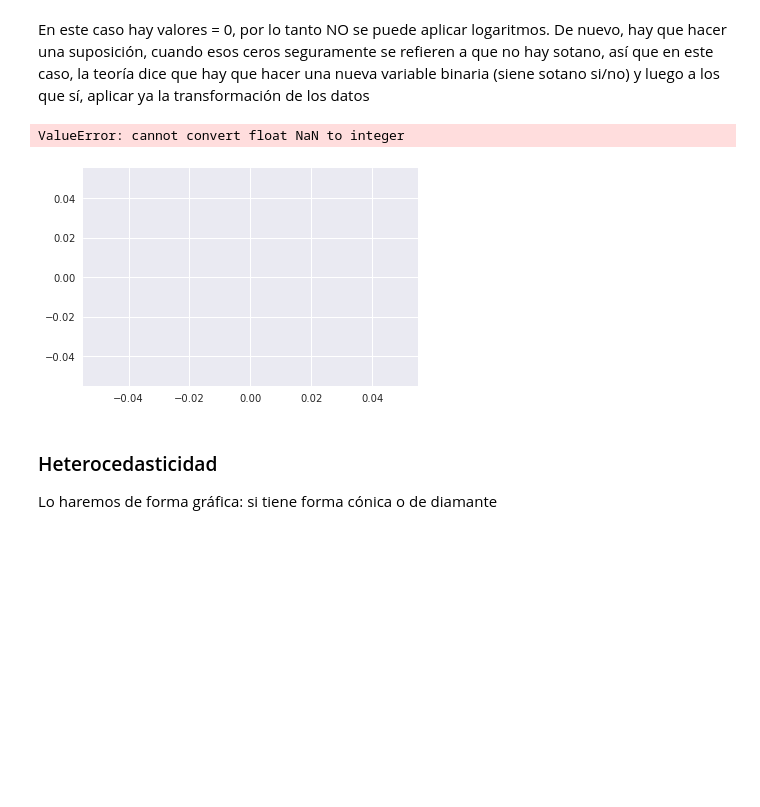
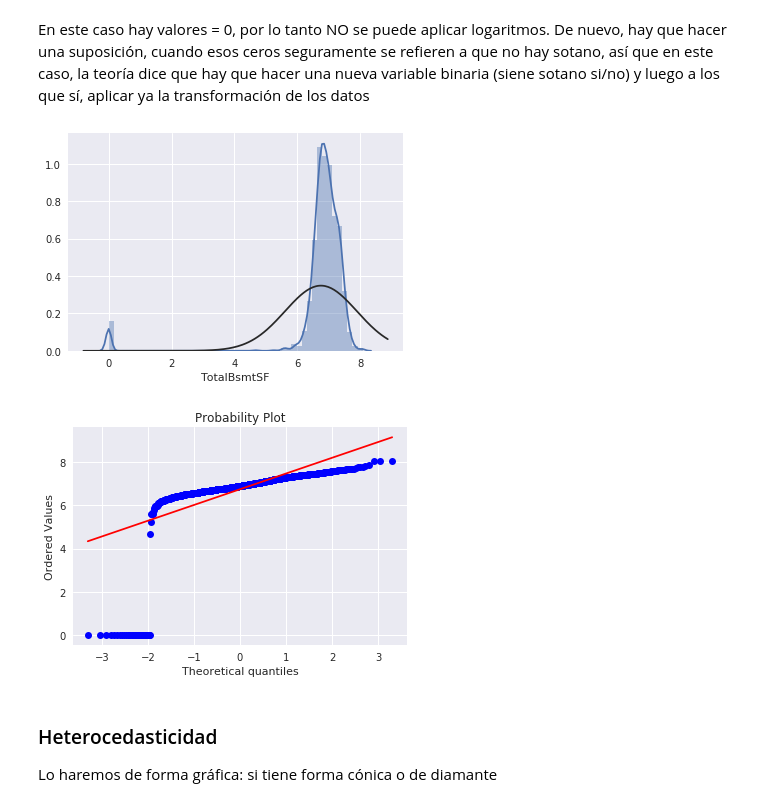
Before and after one commit to mmartglez/python_machine_learning, a Jupyter notebook: 0. Analisis Exploratorio de datos.ipynb, the cells around one changed output. Cells and saved outputs as stored; diff of their text form; code cells hidden in the pictures; blank space fills up the shorter version.

```diff
--- a/0. Analisis Exploratorio de datos.ipynb
+++ b/0. Analisis Exploratorio de datos.ipynb
@@ -358,20 +395,20 @@ En este caso hay valores = 0, por lo tanto NO se puede aplicar logaritmos. De nu
 # %%
 df_train_log['ConBasement'] = 1
 df_train_log['ConBasement'][df_train_log['TotalBsmtSF'] ==0] = int (0)
 
 # Y ahora quitamos los 0 de TotalBsmtSF y hacemos el logaritmo
 df_train_log2 = pd.DataFrame(df_train_log)
 
 # transformación logaritmica
-df_train_log2 ['TotalBsmtSF'][df_train_log2 ['TotalBsmtSF']!= 0] = np.log(df_train_log2['TotalBsmtSF'])
+df_train_log2 ['TotalBsmtSF'][df_train_log2 ['TotalBsmtSF']!= 0] = np.log1p(df_train_log2['TotalBsmtSF'])
 
 #transformed histogram and normal probability plot
 sns.distplot(df_train_log2['TotalBsmtSF'], fit=norm);
 fig = plt.figure()
 res = stats.probplot(df_train_log2['TotalBsmtSF'], plot=plt)
 # %% [output]
-ValueError: cannot convert float NaN to integer
-[figure, old version]
+[figure, new version]
+[figure, added]
 # %% [markdown]
 
 ### Heterocedasticidad
```
Also changed, not shown: parts of 6 cells of this notebook, 1 other file.
